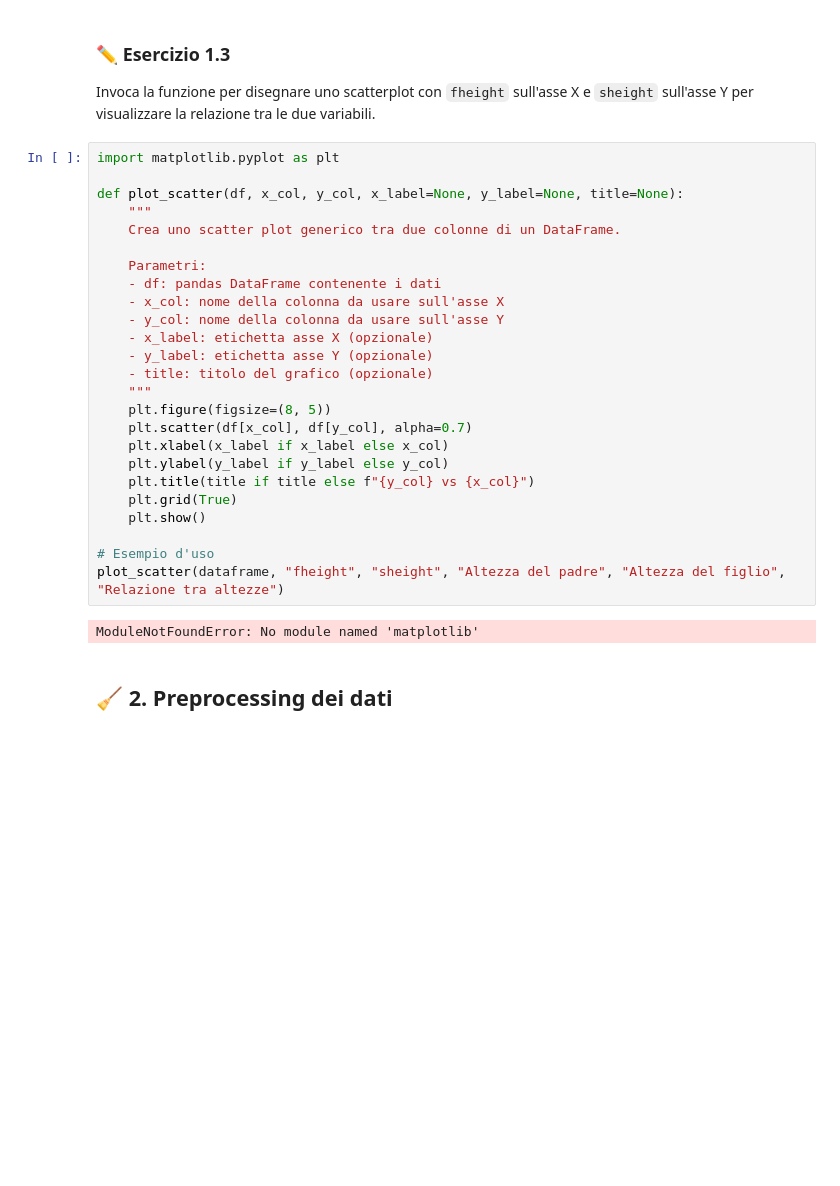
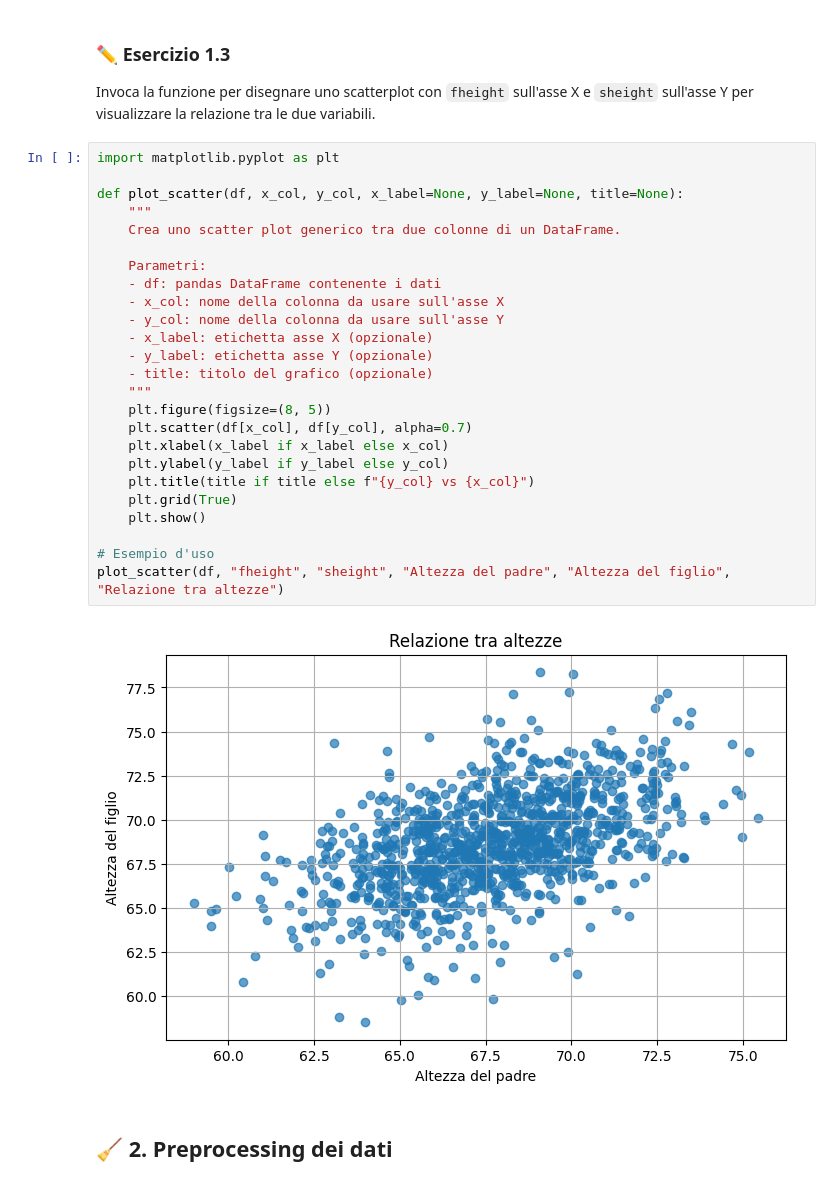
Before and after one commit to ladichriss/linear-regression, a Jupyter notebook: Regressione_Lineare_Altezze.ipynb, the cells around one changed output. Drawn from its saved outputs; the diff is of its cells as text; blank space fills up the shorter version.

```diff
--- a/Regressione_Lineare_Altezze.ipynb
+++ b/Regressione_Lineare_Altezze.ipynb
@@ -78,30 +86,30 @@ Invoca la funzione per disegnare uno scatterplot con `fheight` sull'asse X e `sh
 # %%
 import matplotlib.pyplot as plt
 
 def plot_scatter(df, x_col, y_col, x_label=None, y_label=None, title=None):
     """
     Crea uno scatter plot generico tra due colonne di un DataFrame.
 
     Parametri:
     - df: pandas DataFrame contenente i dati
     - x_col: nome della colonna da usare sull'asse X
     - y_col: nome della colonna da usare sull'asse Y
     - x_label: etichetta asse X (opzionale)
     - y_label: etichetta asse Y (opzionale)
     - title: titolo del grafico (opzionale)
     """
     plt.figure(figsize=(8, 5))
     plt.scatter(df[x_col], df[y_col], alpha=0.7)
     plt.xlabel(x_label if x_label else x_col)
     plt.ylabel(y_label if y_label else y_col)
     plt.title(title if title else f"{y_col} vs {x_col}")
     plt.grid(True)
     plt.show()
 
 # Esempio d'uso
-plot_scatter(dataframe, "fheight", "sheight", "Altezza del padre", "Altezza del figlio", "Relazione tra altezze")
+plot_scatter(df, "fheight", "sheight", "Altezza del padre", "Altezza del figlio", "Relazione tra altezze")
 # %% [output]
-ModuleNotFoundError: No module named 'matplotlib'
+[figure, added]
 # %% [markdown]
 ## 🧹 2. Preprocessing dei dati
 # %% [markdown]
```
Also changed, not shown: parts of 6 cells of this notebook.
